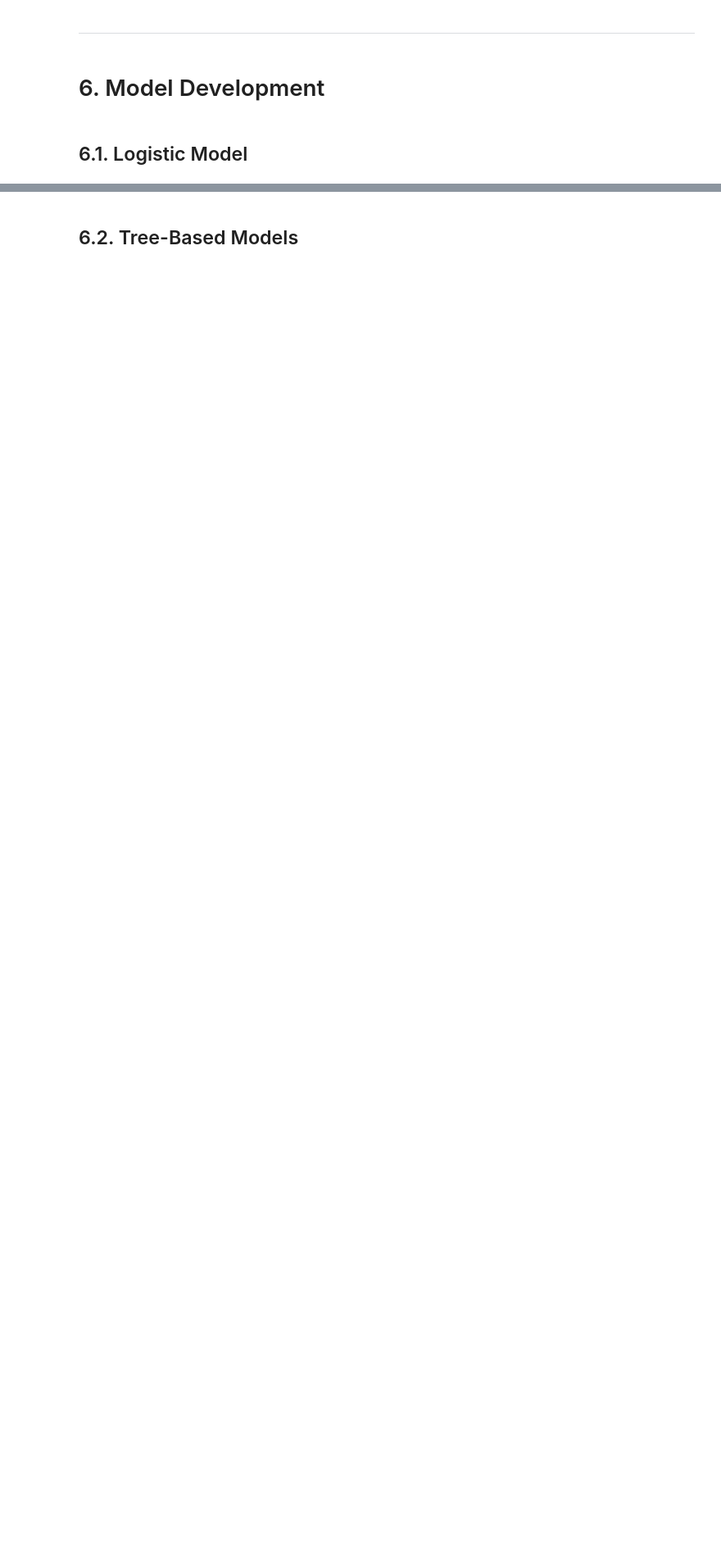
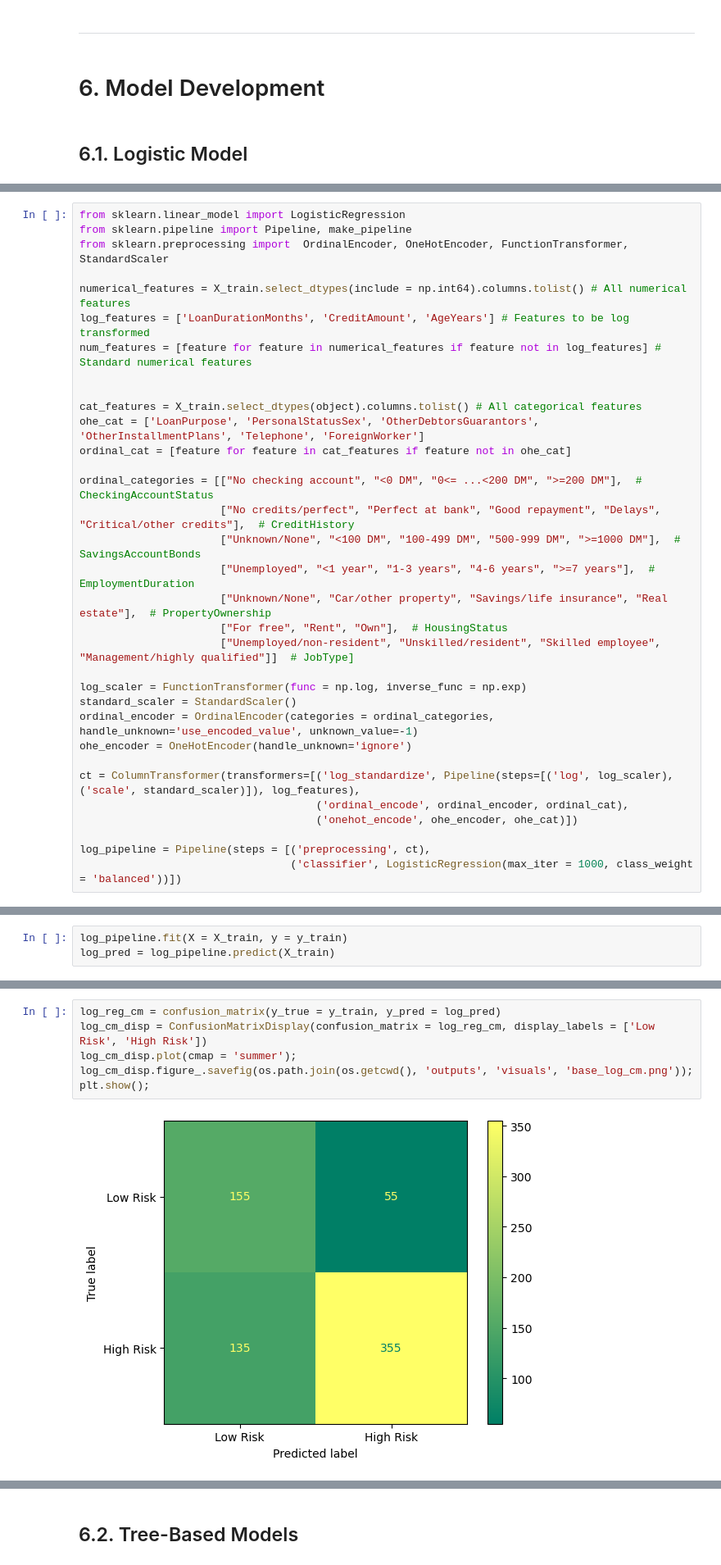
Before and after one commit to SMemic4/Credit-Risk-Classification, a Jupyter notebook: notebooks/credit_card_risk_classificaiton.ipynb, the cells around one changed output, grey strips where cells are left out. Shown at 82% size. Saved outputs shown, nothing was run; the diff lists cells and outputs as text; blank space fills up the shorter version.

```diff
--- a/notebooks/credit_card_risk_classificaiton.ipynb
+++ b/notebooks/credit_card_risk_classificaiton.ipynb
@@ -1668,0 +1580,33 @@ array([[ 0.30558981, -0.16678622, -0.37799516,  0.13335907, -0.69936599,
+# %%
+from sklearn.linear_model import LogisticRegression
+from sklearn.pipeline import Pipeline, make_pipeline
+from sklearn.preprocessing import  OrdinalEncoder, OneHotEncoder, FunctionTransformer, StandardScaler
+
+numerical_features = X_train.select_dtypes(include = np.int64).columns.tolist() # All numerical features
+log_features = ['LoanDurationMonths', 'CreditAmount', 'AgeYears'] # Features to be log transformed
+num_features = [feature for feature in numerical_features if feature not in log_features] # Standard numerical features
+
+
+cat_features = X_train.select_dtypes(object).columns.tolist() # All categorical features
+ohe_cat = ['LoanPurpose', 'PersonalStatusSex', 'OtherDebtorsGuarantors', 'OtherInstallmentPlans', 'Telephone', 'ForeignWorker']
+ordinal_cat = [feature for feature in cat_features if feature not in ohe_cat]
+
+ordinal_categories = [["No checking account", "<0 DM", "0<= ...<200 DM", ">=200 DM"],  # CheckingAccountStatus
+                      ["No credits/perfect", "Perfect at bank", "Good repayment", "Delays", "Critical/other credits"],  # CreditHistory
+                      ["Unknown/None", "<100 DM", "100-499 DM", "500-999 DM", ">=1000 DM"],  # SavingsAccountBonds
+                      ["Unemployed", "<1 year", "1-3 years", "4-6 years", ">=7 years"],  # EmploymentDuration
+                      ["Unknown/None", "Car/other property", "Savings/life insurance", "Real estate"],  # PropertyOwnership
+                      ["For free", "Rent", "Own"],  # HousingStatus
+                      ["Unemployed/non-resident", "Unskilled/resident", "Skilled employee", "Management/highly qualified"]]  # JobType]
+
+log_scaler = FunctionTransformer(func = np.log, inverse_func = np.exp)
+standard_scaler = StandardScaler()
+ordinal_encoder = OrdinalEncoder(categories = ordinal_categories, handle_unknown='use_encoded_value', unknown_value=-1)
+ohe_encoder = OneHotEncoder(handle_unknown='ignore')
+
+ct = ColumnTransformer(transformers=[('log_standardize', Pipeline(steps=[('log', log_scaler), ('scale', standard_scaler)]), log_features),
+                                     ('ordinal_encode', ordinal_encoder, ordinal_cat),
+                                     ('onehot_encode', ohe_encoder, ohe_cat)])
+
+log_pipeline = Pipeline(steps = [('preprocessing', ct),
+                                 ('classifier', LogisticRegression(max_iter = 1000, class_weight = 'balanced'))])
@@ -1668,0 +1624,3 @@ array([[ 0.30558981, -0.16678622, -0.37799516,  0.13335907, -0.69936599,
+# %%
+log_pipeline.fit(X = X_train, y = y_train)
+log_pred = log_pipeline.predict(X_train)
@@ -1668,0 +1659,8 @@ array([[ 0.30558981, -0.16678622, -0.37799516,  0.13335907, -0.69936599,
+# %%
+log_reg_cm = confusion_matrix(y_true = y_train, y_pred = log_pred)
+log_cm_disp = ConfusionMatrixDisplay(confusion_matrix = log_reg_cm, display_labels = ['Low Risk', 'High Risk'])
+log_cm_disp.plot(cmap = 'summer');
+log_cm_disp.figure_.savefig(os.path.join(os.getcwd(), 'outputs', 'visuals', 'base_log_cm.png'));
+plt.show();
+# %% [output]
+[figure, added]
```
Also changed, not shown: parts of 25 cells of this notebook.
